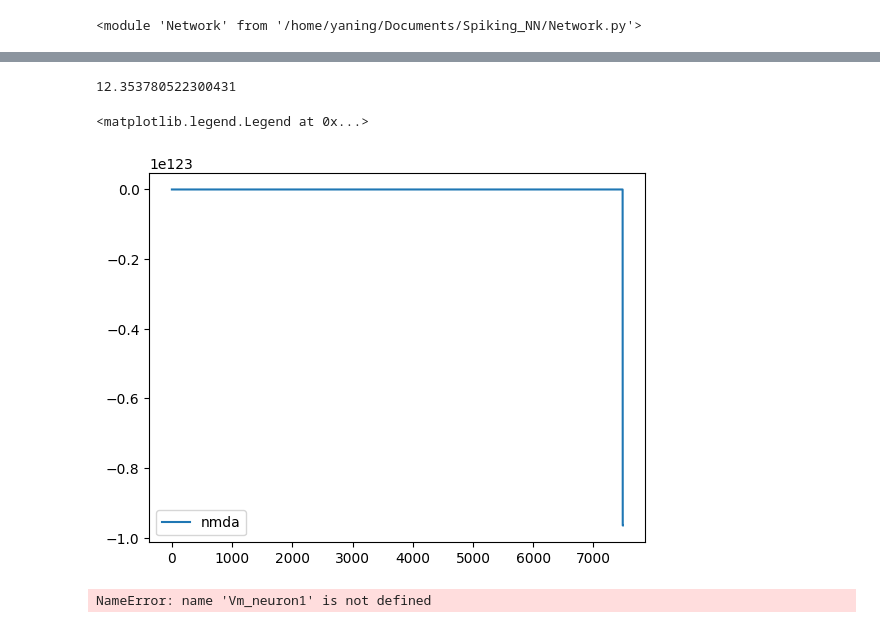
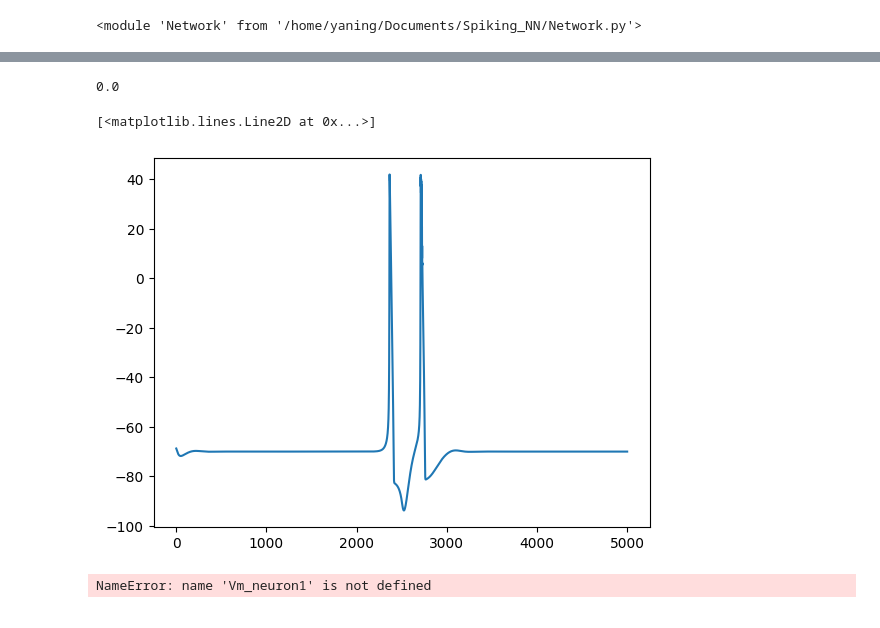
Before and after one commit to hhsherlock/Spiking_NN, a Jupyter notebook: test_connection.ipynb, the cells around one changed output, grey strips where cells are left out. Cells and saved outputs as stored; diff of their text form; code cells hidden in the pictures.

```diff
--- a/test_connection.ipynb
+++ b/test_connection.ipynb
@@ -100,23 +121,24 @@ error: Overflowed: INa = inf
 # %%
 Receptors.LigandGatedChannelFactory.set_params()
 # %%
-Receptors.LigandGatedChannelFactory.w_init_AMPA
+Receptors.LigandGatedChannelFactory.w_init_GABA
 # %% [output]
-12.353780522300431
+0.0
 # %%
 # plt.plot(times, leak_currents, label="leaky")
 # plt.plot(times/deltaTms, Ina_currents)
 # plt.plot(times/deltaTms, Ik_currents)
 # plt.plot(times/deltaTms, Vm_neuron1)
-plt.plot(Vm_neuron_output, label = "nmda")
+# plt.plot(GABA_gPs)
+plt.plot(Vm_neuron_output)
 # plt.plot(times/deltaTms, ampa_currents, label = "ampa")
 
 
-# plt.xlim(1998, 3000)
-plt.legend()
+# plt.xlim(1900, 6250)
+# plt.legend()
 # %% [output]
-<matplotlib.legend.Legend at 0x...>
+[<matplotlib.lines.Line2D at 0x...>]
-[figure, old version]
+[figure, new version]
 # %%
 f, (ax1, ax2) = plt.subplots(2, 1, sharex=True, figsize=(8, 5),
                                 gridspec_kw={'height_ratios': [1, 1]})
```
Also changed, not shown: parts of 1 cell of this notebook, 6 other files.
